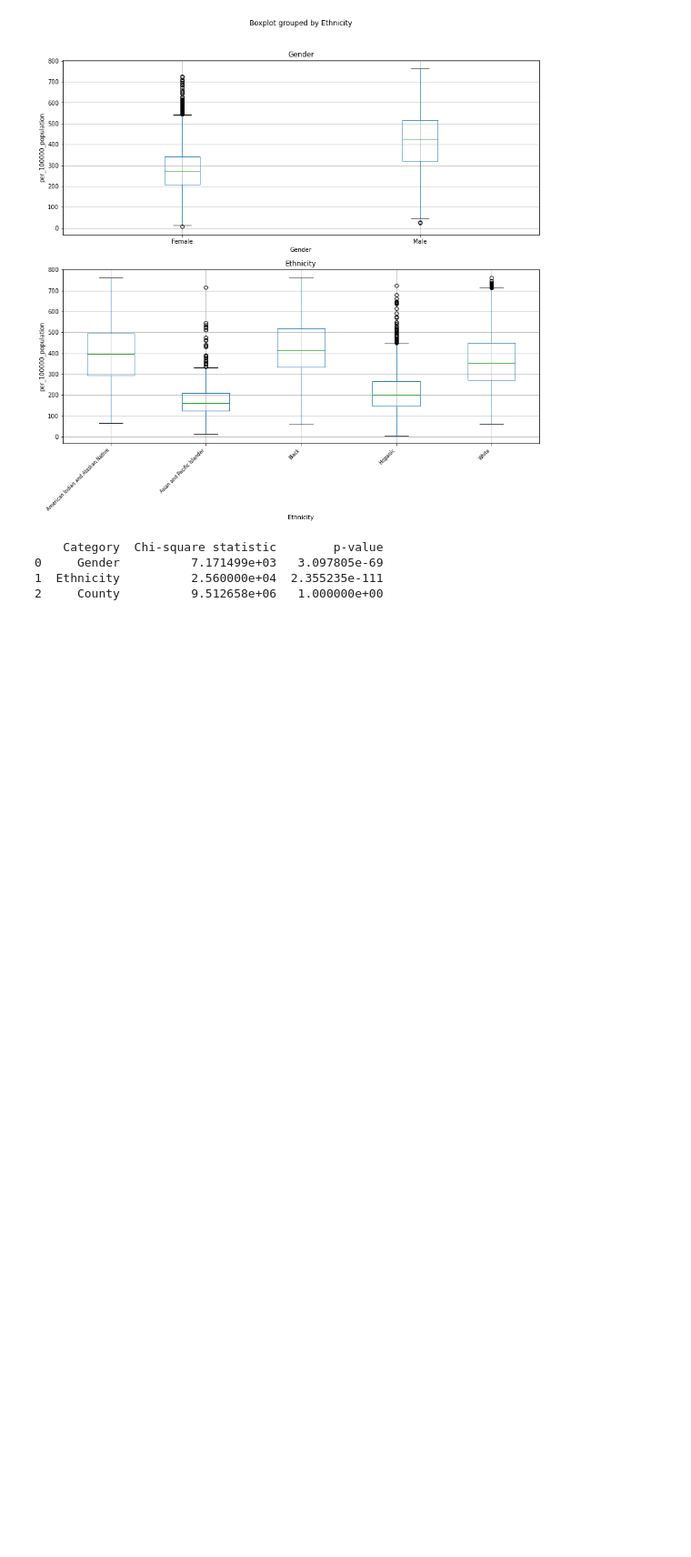
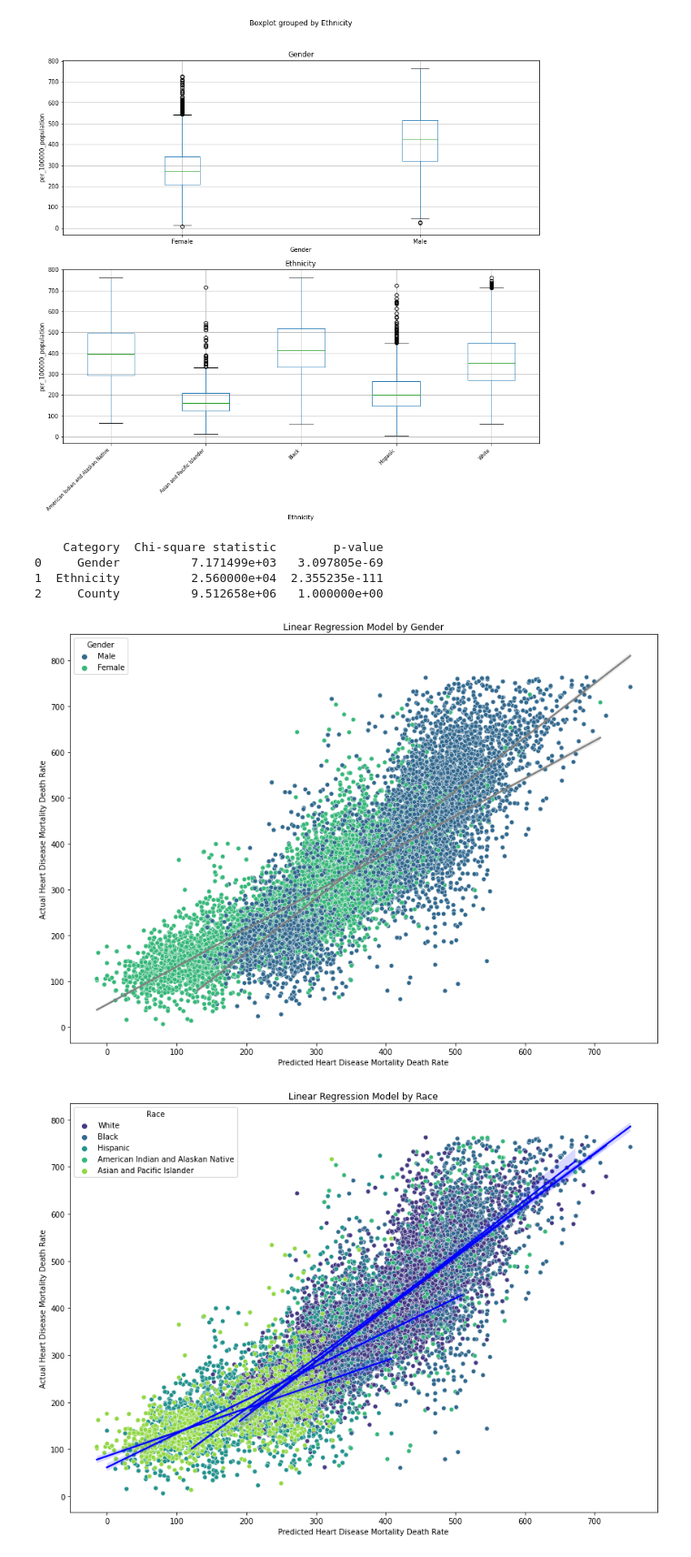
Before and after one commit to Aaron-m-ram/end-to-end-statistical-analysis, a Jupyter notebook: final_proj.ipynb, the cells around one changed output. Shown at 91% size. Drawn from its saved outputs; the diff is of its cells as text; code cells hidden in the pictures; blank space fills up the shorter version.

Commit message:
Linear Regression
Cleaned up linear regression and added it as well. Removed by county since that is too much data

```diff
--- a/final_proj.ipynb
+++ b/final_proj.ipynb
@@ -211,0 +217,64 @@ print(chi_square_df)
+# %%
+# Selecting relevant columns
+X = cleaned_county_df[['Gender', 'Ethnicity', 'County']]
+y = cleaned_county_df['Heart Disease per 100k']
+
+# Define preprocessing steps for encoding categorical variables
+preprocessor = ColumnTransformer(
+    transformers=[
+        ('cat', OneHotEncoder(), ['Gender', 'Ethnicity', 'County'])  # One-hot encode categorical variables
+    ],
+    remainder='passthrough'  # Pass through any remaining columns
+)
+
+# Create a pipeline with preprocessing and linear regression model
+pipeline = Pipeline([
+    ('preprocessor', preprocessor),
+    ('regressor', LinearRegression())  # Linear regression model
+])
+
+# Fit the pipeline on the data
+pipeline.fit(X, y)
+
+# Predict heart disease mortality death rate
+y_pred = pipeline.predict(X)
+
+
+plt.figure(figsize=(14, 10))
+sns.scatterplot(data=cleaned_county_df, x=y_pred, y=y, hue='Gender', palette='viridis', legend='full')
+for category in cleaned_county_df['Gender'].unique():
+    category_mask = (cleaned_county_df['Gender'] == category)
+    sns.regplot(x=y_pred[category_mask], y=y[category_mask], scatter=False, color='gray')
+plt.xlabel('Predicted Heart Disease Mortality Death Rate')
+plt.ylabel('Actual Heart Disease Mortality Death Rate')
+plt.title('Linear Regression Model by Gender')
+plt.legend(title='Gender')
+plt.show()
+
+
+# Plot for Race
+plt.figure(figsize=(14, 10))
+sns.scatterplot(data=cleaned_county_df, x=y_pred, y=y, hue='Ethnicity', palette='viridis', legend='full')
+for category in cleaned_county_df['Ethnicity'].unique():
+    category_mask = (cleaned_county_df['Ethnicity'] == category)
+    sns.regplot(x=y_pred[category_mask], y=y[category_mask], scatter=False, color='blue')
+plt.xlabel('Predicted Heart Disease Mortality Death Rate')
+plt.ylabel('Actual Heart Disease Mortality Death Rate')
+plt.title('Linear Regression Model by Race')
+plt.legend(title='Race')
+plt.show()
+
+# Plot for County
+plt.figure(figsize=(14, 10))
+sns.scatterplot(data=cleaned_county_df, x=y_pred, y=y, hue='State', palette='viridis')
+for category in cleaned_county_df['State'].unique():
+    category_mask = (cleaned_county_df['State'] == category)
+    sns.regplot(x=y_pred[category_mask], y=y[category_mask], scatter=False, color='blue')
+plt.xlabel('Predicted Heart Disease Mortality Death Rate')
+plt.ylabel('Actual Heart Disease Mortality Death Rate')
+plt.title('Predicted vs Actual Heart Disease Mortality Death Rate by State')
+plt.legend(title='State', bbox_to_anchor=(1.05, 1), loc='upper left')
+plt.show()
+# %% [output]
+[figure, added]
+[figure, added]
```
Also changed, not shown: parts of 2 cells of this notebook.
